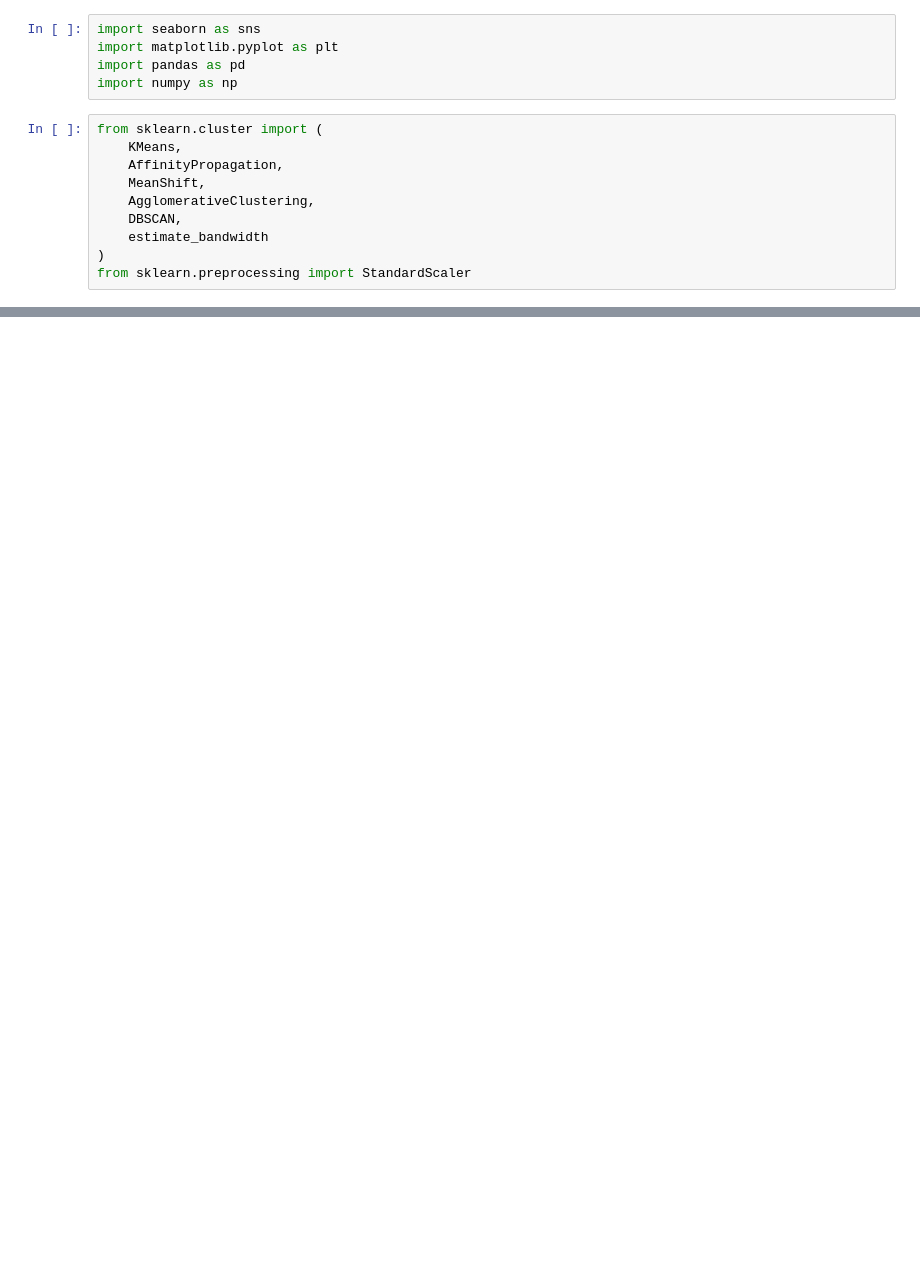
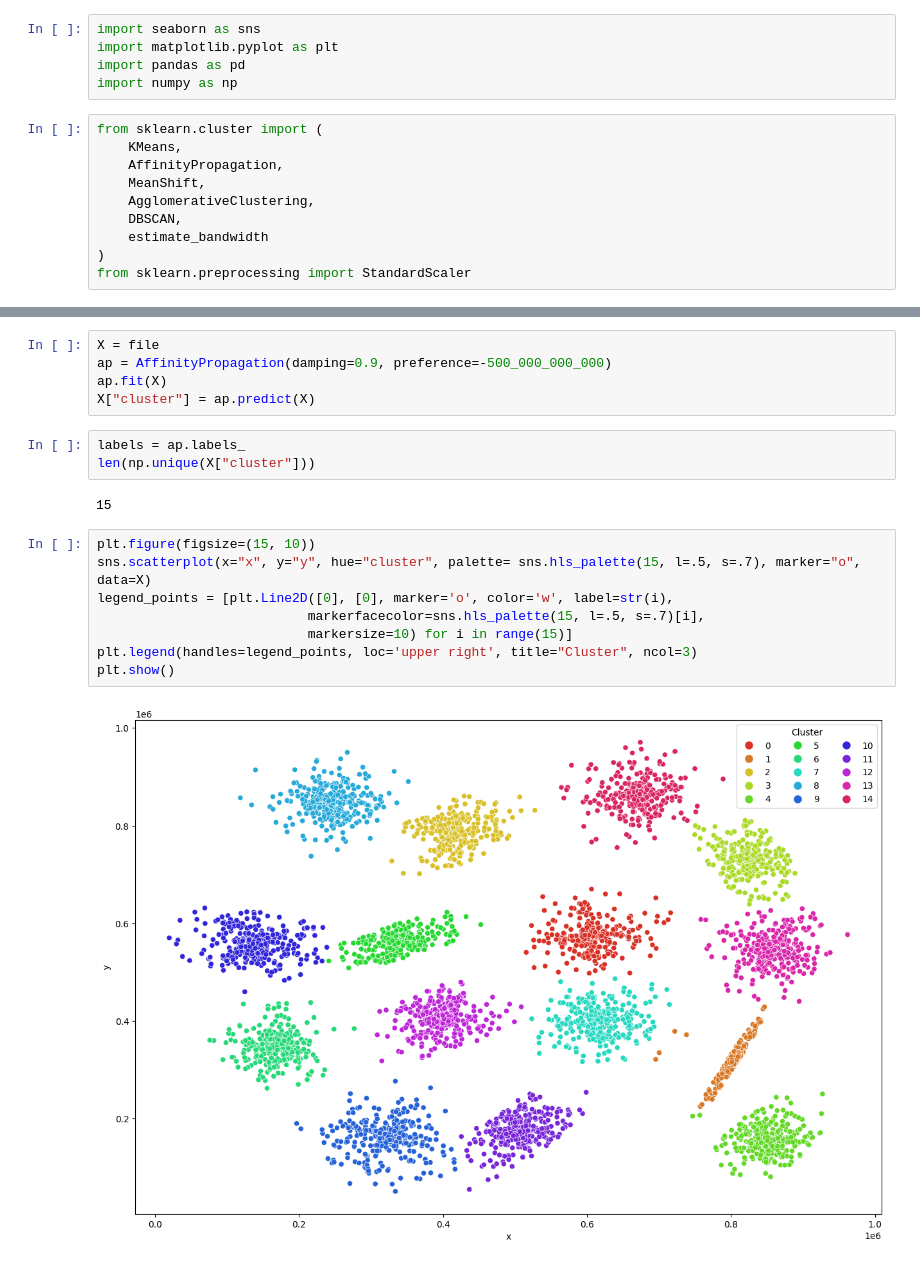
Before and after one commit to kalanimus/PythonLabs, a Jupyter notebook: Lab3/Lab3.ipynb, the cells around one changed output, grey strips where cells are left out. Saved outputs shown, nothing was run; the diff lists cells and outputs as text; blank space fills up the shorter version.

```diff
--- a/Lab3/Lab3.ipynb
+++ b/Lab3/Lab3.ipynb
@@ -104,0 +88,20 @@ array([[665845, 557965],
+# %%
+X = file
+ap = AffinityPropagation(damping=0.9, preference=-500_000_000_000)
+ap.fit(X)
+X["cluster"] = ap.predict(X)
+# %%
+labels = ap.labels_
+len(np.unique(X["cluster"]))
+# %% [output]
+15
+# %%
+plt.figure(figsize=(15, 10))
+sns.scatterplot(x="x", y="y", hue="cluster", palette= sns.hls_palette(15, l=.5, s=.7), marker="o", data=X)
+legend_points = [plt.Line2D([0], [0], marker='o', color='w', label=str(i),
+                           markerfacecolor=sns.hls_palette(15, l=.5, s=.7)[i],
+                           markersize=10) for i in range(15)]
+plt.legend(handles=legend_points, loc='upper right', title="Cluster", ncol=3)
+plt.show()
+# %% [output]
+[figure, added]
```
Also changed, not shown: parts of 8 cells of this notebook.
